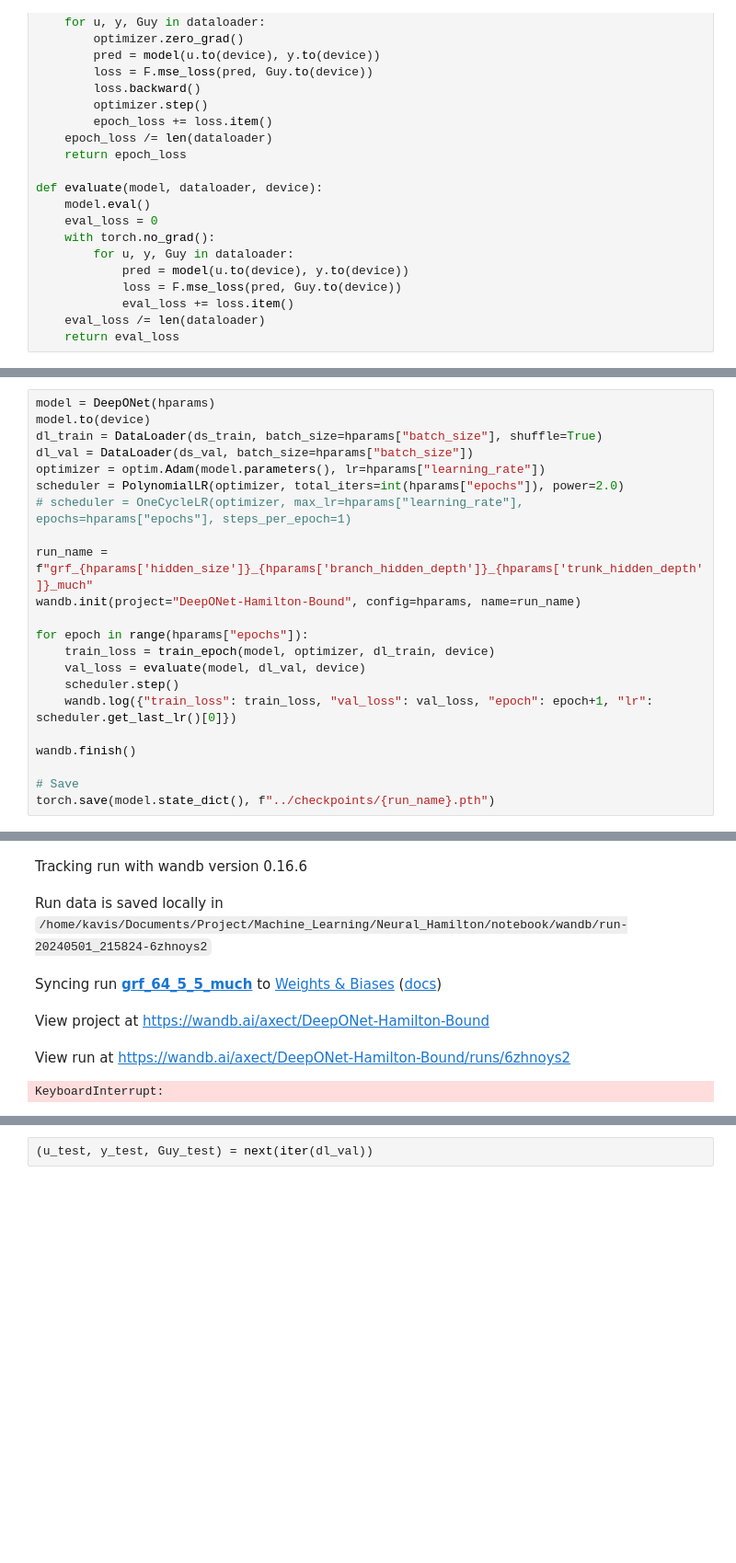
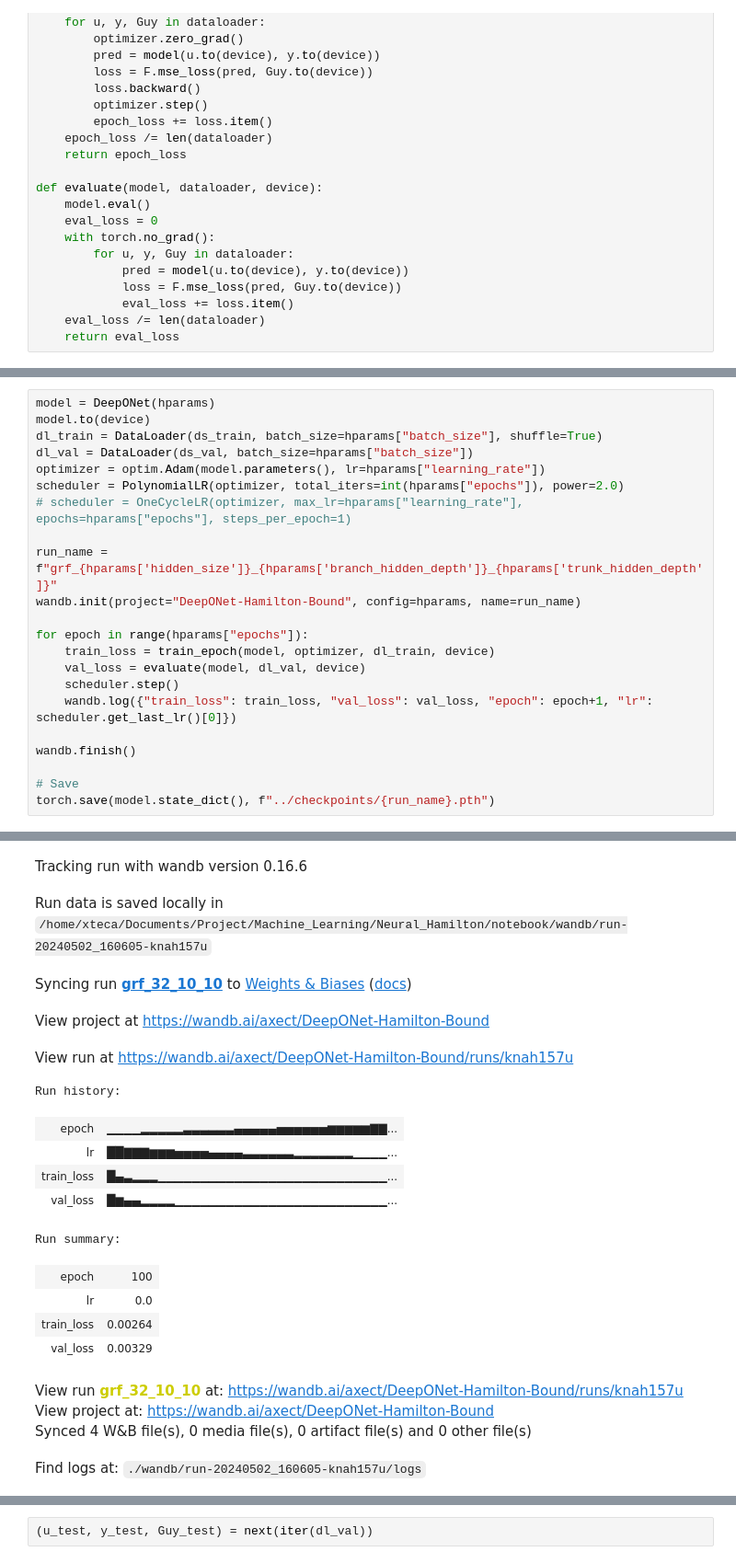
Before and after one commit to Zhu-Zhen-Yi/Neural_Hamilton_old, a Jupyter notebook: notebook/bound.ipynb, the cells around one changed output, grey strips where cells are left out. Shown at 92% size. Saved outputs shown, nothing was run; the diff lists cells and outputs as text; blank space fills up the shorter version.

```diff
--- a/notebook/bound.ipynb
+++ b/notebook/bound.ipynb
@@ -120,34 +120,47 @@ hparams = {
 # %%
 model = DeepONet(hparams)
 model.to(device)
 dl_train = DataLoader(ds_train, batch_size=hparams["batch_size"], shuffle=True)
 dl_val = DataLoader(ds_val, batch_size=hparams["batch_size"])
 optimizer = optim.Adam(model.parameters(), lr=hparams["learning_rate"])
 scheduler = PolynomialLR(optimizer, total_iters=int(hparams["epochs"]), power=2.0)
 # scheduler = OneCycleLR(optimizer, max_lr=hparams["learning_rate"], epochs=hparams["epochs"], steps_per_epoch=1)
 
-run_name = f"grf_{hparams['hidden_size']}_{hparams['branch_hidden_depth']}_{hparams['trunk_hidden_depth']}_much"
+run_name = f"grf_{hparams['hidden_size']}_{hparams['branch_hidden_depth']}_{hparams['trunk_hidden_depth']}"
 wandb.init(project="DeepONet-Hamilton-Bound", config=hparams, name=run_name)
 
 for epoch in range(hparams["epochs"]):
     train_loss = train_epoch(model, optimizer, dl_train, device)
     val_loss = evaluate(model, dl_val, device)
     scheduler.step()
     wandb.log({"train_loss": train_loss, "val_loss": val_loss, "epoch": epoch+1, "lr": scheduler.get_last_lr()[0]})
 
 wandb.finish()
 
 # Save
 torch.save(model.state_dict(), f"../checkpoints/{run_name}.pth")
 # %% [output]
 Failed to detect the name of this notebook, you can set it manually with the WANDB_NOTEBOOK_NAME environment variable to enable code saving.
 wandb: Currently logged in as: axect. Use `wandb login --relogin` to force relogin
 Tracking run with wandb version 0.16.6
-Run data is saved locally in /home/kavis/Documents/Project/Machine_Learning/Neural_Hamilton/notebook/wandb/run-20240501_215824-6zhnoys2
+Run data is saved locally in /home/xteca/Documents/Project/Machine_Learning/Neural_Hamilton/notebook/wandb/run-20240502_160605-knah157u
-Syncing run grf_64_5_5_much to Weights & Biases (docs)
+Syncing run grf_32_10_10 to Weights & Biases (docs)
 View project at https://wandb.ai/axect/DeepONet-Hamilton-Bound
-View run at https://wandb.ai/axect/DeepONet-Hamilton-Bound/runs/6zhnoys2
+View run at https://wandb.ai/axect/DeepONet-Hamilton-Bound/runs/knah157u
-KeyboardInterrupt:
+Run history:
+| epoch | ▁▁▁▁▂▂▂▂▂▃▃▃▃▃▃▄▄▄▄▄▅▅▅▅▅▅▆▆▆▆▆▇▇... |
+| lr | ██▇▇▇▆▆▆▅▅▅▅▄▄▄▄▃▃▃▃▃▃▂▂▂▂▂▂▂▁▁▁▁... |
+| train_loss | █▄▃▂▂▂▁▁▁▁▁▁▁▁▁▁▁▁▁▁▁▁▁▁▁▁▁▁▁▁▁▁▁... |
+| val_loss | █▆▄▄▂▂▂▂▁▁▁▁▁▁▁▁▁▁▁▁▁▁▁▁▁▁▁▁▁▁▁▁▁... |
+Run summary:
+| epoch | 100 |
+| lr | 0.0 |
+| train_loss | 0.00264 |
+| val_loss | 0.00329 |
+View run grf_32_10_10 at: https://wandb.ai/axect/DeepONet-Hamilton-Bound/runs/knah157u
+View project at: https://wandb.ai/axect/DeepONet-Hamilton-Bound
+Synced 4 W&B file(s), 0 media file(s), 0 artifact file(s) and 0 other file(s)
+Find logs at: ./wandb/run-20240502_160605-knah157u/logs
 # %%
 model.eval()
 # %% [output]
```
Also changed, not shown: parts of 9 cells of this notebook, 1 other file.
